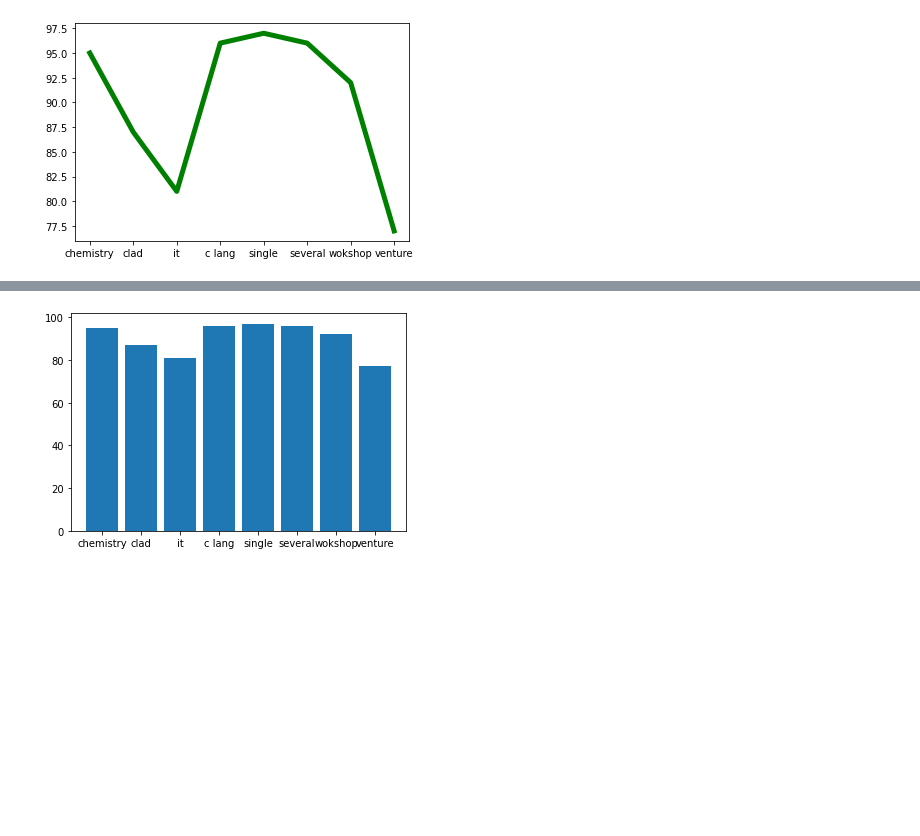
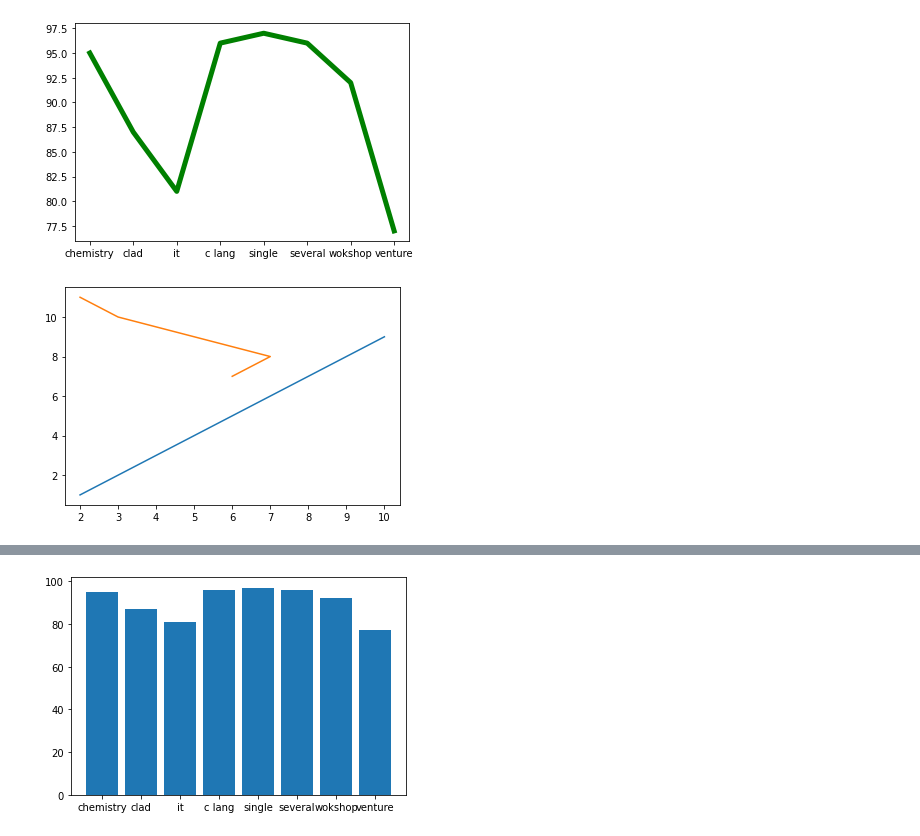
Before and after one commit to akshaya6878/python1, a Jupyter notebook: matplotlib.ipynb, the cells around one changed output, grey strips where cells are left out. Cells and saved outputs as stored; diff of their text form; code cells hidden in the pictures; blank space fills up the shorter version.

```diff
--- a/matplotlib.ipynb
+++ b/matplotlib.ipynb
@@ -152,3 +154,16 @@ plt.plot(xpoints,ypoints,ls='-',color='g',linewidth='5')
 plt.show()
 # %% [output]
 [figure]
+# %%
+import matplotlib.pyplot as plt
+import numpy as np
+
+x1 = np.array([2,4,6,8,10])
+y1 = np.array([1,3,5,7,9])
+x2 = np.array([2,3,5,7,6])
+y2 = np.array([11,10,9,8,7])
+
+plt.plot(x1, y1, x2, y2)
+plt.show()
+# %% [output]
+[figure, added]
```
Also changed, not shown: parts of 22 cells of this notebook.
